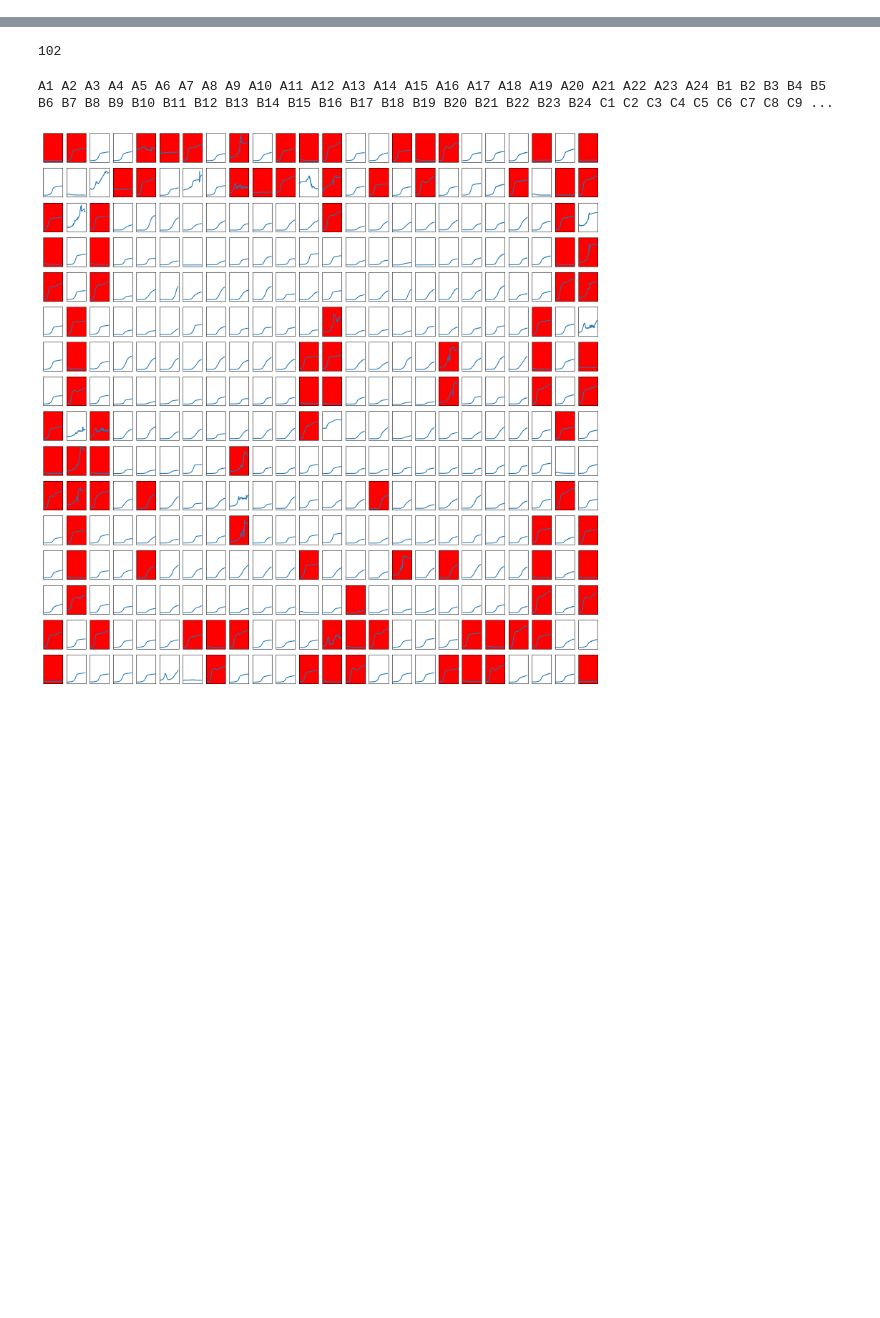
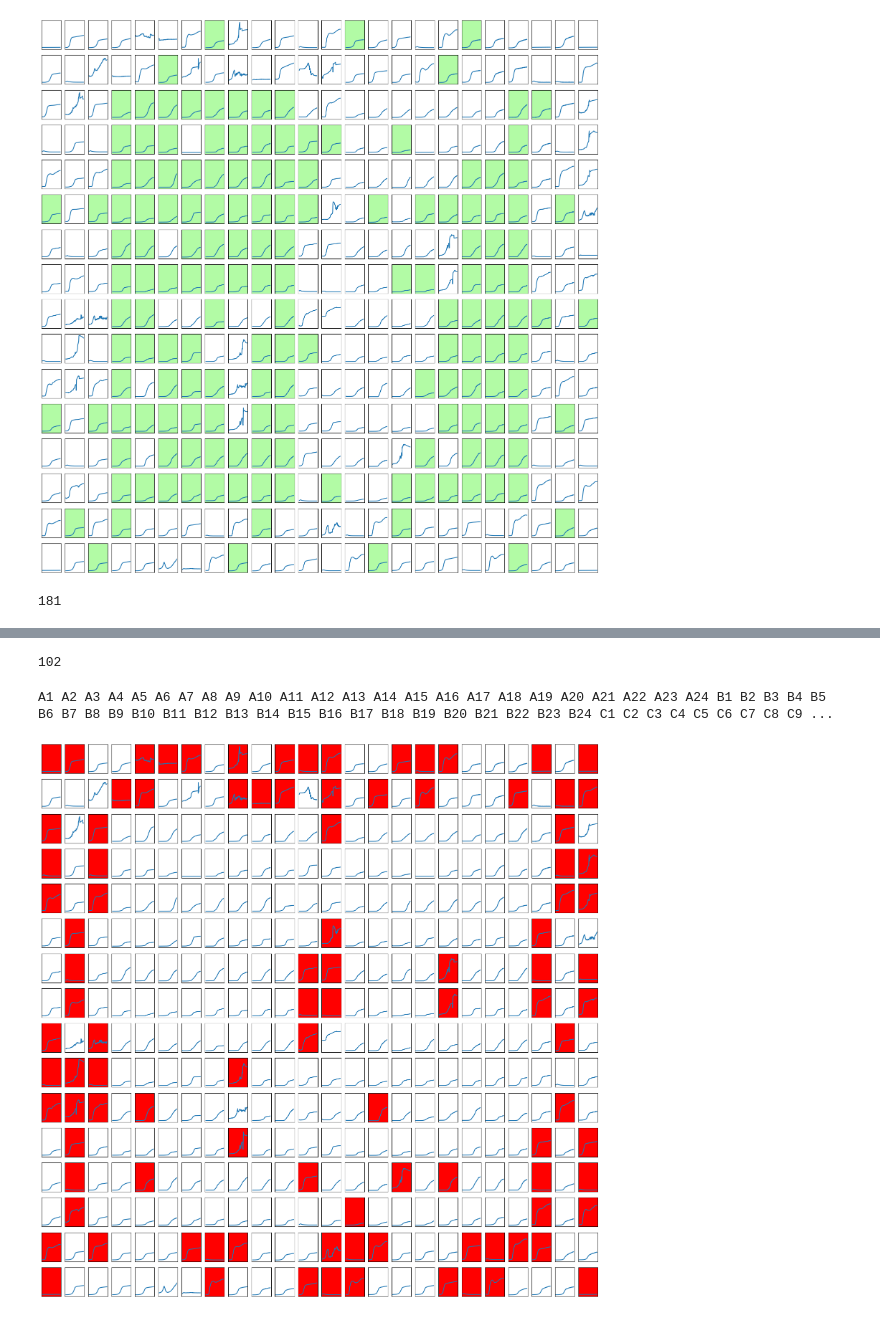
Before and after one commit to rutuja-gupte/sharp-pombe-fitness, a Jupyter notebook: Plotting Plates.ipynb, the cells around one changed output, grey strips where cells are left out. Saved outputs shown, nothing was run; the diff lists cells and outputs as text; code cells hidden in the pictures; blank space fills up the shorter version.

```diff
--- a/Plotting Plates.ipynb
+++ b/Plotting Plates.ipynb
@@ -114,0 +123,21 @@ Rutuja 05 05.txt
+# %%
+graph_df(df2, l)
+# %% [output]
+[figure, added]
+# %%
+string = '''
+ "F1"  "L1"  "C2"  "I2"  "O2"  "F3"  "L3"  "P3"  "D4"  "E4"  "F4"  "G4"  "H4"  "N4"  "O4"  "C5"  "D5"  "E5"  "F5"  "G5"  "H5"
+  "I5"  "J5"  "K5"  "L5"  "M5"  "N5"  "B6"  "C6"  "D6"  "E6"  "F6"  "H6"  "I6"  "J6"  "K6"  "L6"  "M6"  "N6"  "D7"  "F7"  "G7"
+  "H7"  "J7"  "M7"  "N7"  "A8"  "C8"  "H8"  "K8"  "L8"  "C9"  "D9"  "E9"  "F9"  "G9"  "H9"  "I9"  "J9"  "K9"  "L9"  "M9"  "N9"
+  "P9"  "C10" "D10" "E10" "F10" "G10" "H10" "I10" "J10" "K10" "L10" "M10" "N10" "O10" "D11" "E11" "F11" "G11" "H11" "I11" "J11"
+  "K11" "L11" "M11" "N11" "B12" "C12" "D12" "F12" "J13" "K13" "L13" "N13" "A14" "C14" "D14" "E14" "F14" "G14" "H14" "M14" "N14"
+"C15" "D15" "E15" "F15" "G15" "I15" "J15" "K15" "L15" "M15" "N15" "P15" "C16" "F16" "G16" "H16" "I16" "J16" "K16" "L16" "M16"
+ "N16" "O16" "D17" "G17" "H17" "I17" "J17" "K17" "M17" "N17" "C18" "H18" "I18" "J18" "K18" "L18" "M18" "C19" "D19" "E19" "F19"
+ "G19" "H19" "I19" "K19" "L19" "M19" "N19" "A20" "C20" "E20" "F20" "G20" "H20" "I20" "J20" "K20" "M20" "N20" "E21" "G21" "H21"
+ "J21" "K21" "L21" "M21" "N21" "P21" "C22" "I22" "F23" "L23" "O23" "C24" "I24"
+ '''
+l = string.replace('"', "").split()
+l = list(set(l))
+len(l)
+# %% [output]
+181
```
Also changed, not shown: parts of 11 cells of this notebook.
